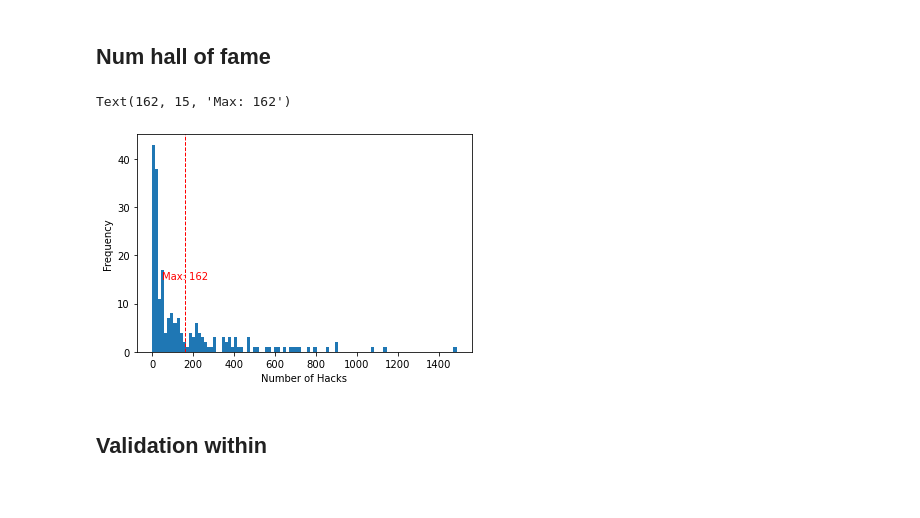
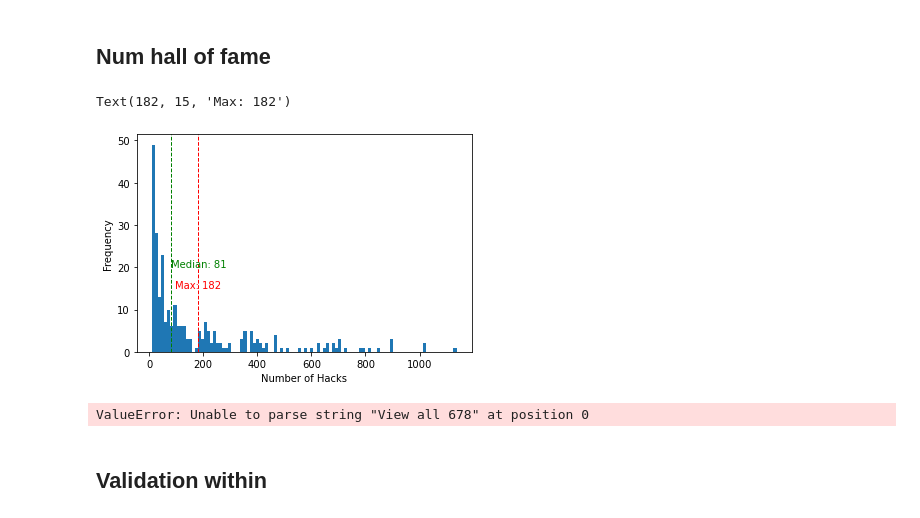
Before and after one commit to patrickahrend/data-analytics-bugcrowd, a Jupyter notebook: src/analytics_notebook.ipynb, the cells around one changed output. Cells and saved outputs as stored; diff of their text form; code cells hidden in the pictures.

Commit message:
update hall of farmers

```diff
--- a/src/analytics_notebook.ipynb
+++ b/src/analytics_notebook.ipynb
@@ -7,3 +7,4 @@ import csv
 import seaborn as sns
 # %%
 df_old = pd.read_csv("/Users/patrickahrend/Developer/data-analytics-bugcrowd/data-octa/BugCrowd-Program-V3.csv")
+df_new = pd.read_csv("/Users/patrickahrend/Developer/data-analytics-bugcrowd/data-octa/Bugcrowd_industry-asc_24.12.csv")
@@ -219,10 +242,34 @@ Not Safe Harbor: 86
 [figure]
 # %% [markdown]
 ## Num hall of fame
+# %%
+df = pd.read_excel("/Users/patrickahrend/Developer/data-analytics-bugcrowd/data-octa/Bugcrowd_industry-asc_24.12.xlsx")
+
+df = df_new["Hall_of_famers"]
+df.dropna(inplace=True)
+
+df = df.str.replace("View the hall", "").str.replace("View all ", "")
+
+df = pd.to_numeric(df)
+# create a histogram of the Num_Hacks column
+df.plot.hist(bins=100)
+
+average = df.mean()
+average = int(average)
+median = int(df.median())
+# add a vertical line at the location of the average
+plt.axvline(average, color="r", linestyle="dashed", linewidth=1)
+plt.axvline(median, color="g", linestyle="dashed", linewidth=1)
+plt.text(median, 20, "Median: " + str(median),ha="left",color="g")
+# label the x and y axes
+plt.xlabel("Number of Hacks")
+plt.ylabel("Frequency")
+plt.text(average, 15, "Max: " + str(average),ha="center",color="r")
+# %% [output]
+Text(182, 15, 'Max: 182')
+[figure, added]
 # %%
-df = pd.read_csv("/Users/patrickahrend/Developer/data-analytics-bugcrowd/data-octa/BugCrowd-Program-V3.csv")
-
-df = df["Hall_of_famers"]
+df = df_new["Hall_of_famers"]
 df.dropna(inplace=True)
 
 for ele in df:
@@ -243,8 +290,7 @@ plt.xlabel("Number of Hacks")
 plt.ylabel("Frequency")
 plt.text(average, 15, "Max: " + str(average),ha="center",color="r")
 # %% [output]
-Text(162, 15, 'Max: 162')
+ValueError: Unable to parse string "View all 678" at position 0
-[figure, removed]
 # %% [markdown]
 ## Validation within
 # %%
```
Also changed, not shown: parts of 4 cells of this notebook.
